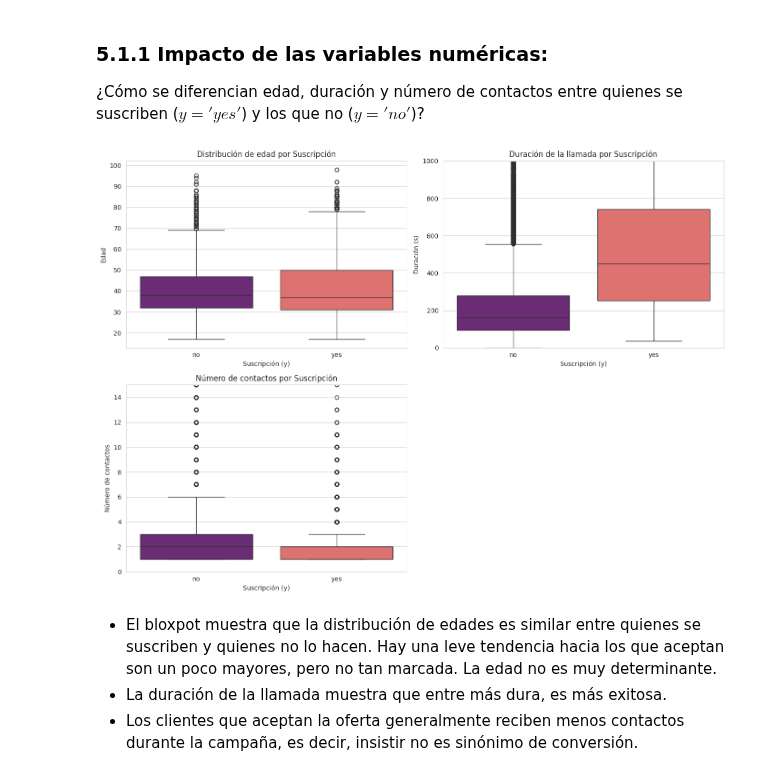
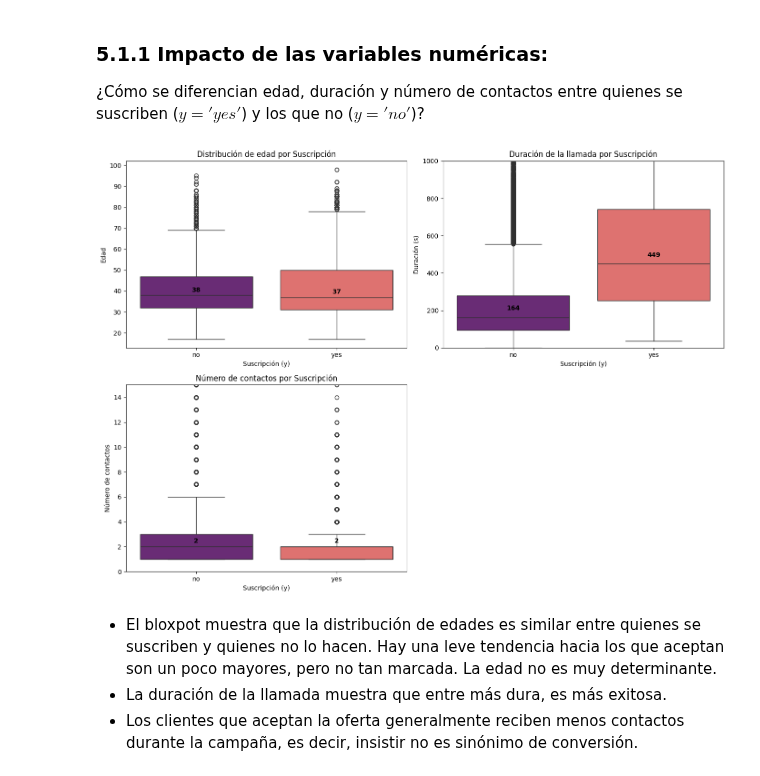
Before and after one commit to bidallei/MIAAD-UACJ, a Jupyter notebook: ProyectoFinalProgADAP_263150.ipynb, the cells around one changed output. Drawn from its saved outputs; the diff is of its cells as text; code cells hidden in the pictures.

```diff
--- a/ProyectoFinalProgADAP_263150.ipynb
+++ b/ProyectoFinalProgADAP_263150.ipynb
@@ -411,39 +413,48 @@ sns.boxplot(
     hue='y', legend=False, palette="magma",
     ax=axes[0]
 )
+for i, med in enumerate(df.groupby('y')['age'].median().values):
+    axes[0].text(i, med + 1, f"{med:.0f}",
+                 ha='center', va='bottom', fontweight='bold', color='black')
 axes[0].set_title("Distribución de edad por Suscripción")
 axes[0].set_xlabel("Suscripción (y)")
 axes[0].set_ylabel("Edad")
 
 # Duración
 sns.boxplot(
     x='y', y='duration', data=df,
     hue='y', legend=False, palette="magma",
     ax=axes[1]
 )
+for i, med in enumerate(df.groupby('y')['duration'].median().values):
+    axes[1].text(i, med + 30, f"{med:.0f}",
+                 ha='center', va='bottom', fontweight='bold', color='black')
 axes[1].set_ylim(0, 1000)
 axes[1].set_title("Duración de la llamada por Suscripción")
 axes[1].set_xlabel("Suscripción (y)")
 axes[1].set_ylabel("Duración (s)")
 
 # Número de contactos
 sns.boxplot(
     x='y', y='campaign', data=df,
     hue='y', legend=False, palette="magma",
     ax=axes[2]
 )
+for i, med in enumerate(df.groupby('y')['campaign'].median().values):
+    axes[2].text(i, med + 0.2, f"{med:.0f}",
+                 ha='center', va='bottom', fontweight='bold', color='black')
 axes[2].set_ylim(0, 15)
 axes[2].set_title("Número de contactos por Suscripción")
 axes[2].set_xlabel("Suscripción (y)")
 axes[2].set_ylabel("Número de contactos")
 
-# Desactivar la 4ta celda vacía
+# Desactivamos la celda vacía
 axes[3].axis('off')
 
 plt.tight_layout()
 plt.show()
 # %% [output]
-[figure, old version]
+[figure, new version]
 # %% [markdown]
 * El bloxpot muestra que la distribución de edades es similar entre quienes se suscriben y quienes no lo hacen. Hay una leve tendencia hacia los que aceptan son un poco mayores, pero no tan marcada. La edad no es muy determinante.
 * La duración de la llamada muestra que entre más dura, es más exitosa.
```
Also changed, not shown: parts of 18 cells of this notebook.
